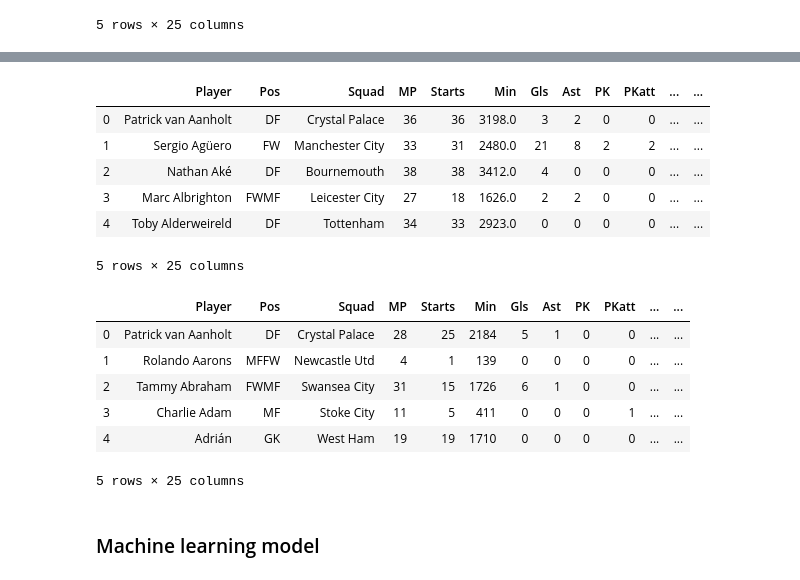
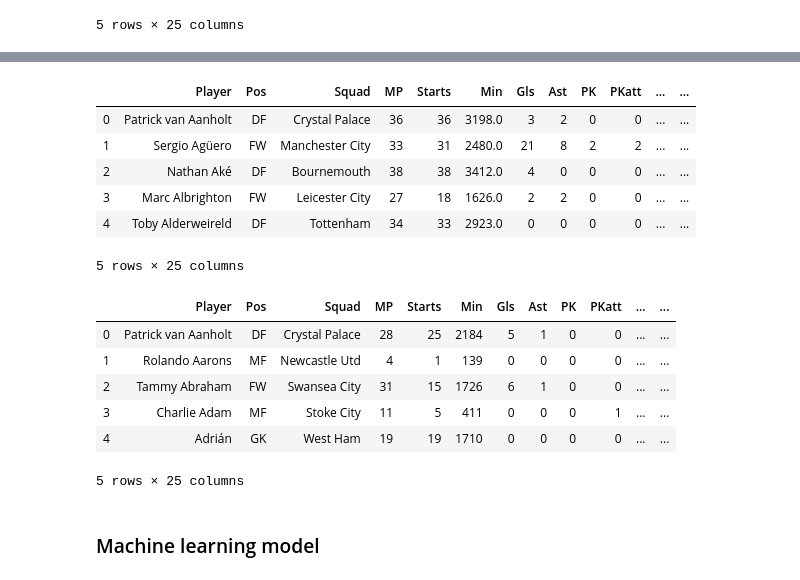
Before and after one commit to jbtrahin/soccer_masters, a Jupyter notebook: PL_data_sets.ipynb, the cells around one changed output, grey strips where cells are left out. Saved outputs shown, nothing was run; the diff lists cells and outputs as text; code cells hidden in the pictures.

```diff
--- a/PL_data_sets.ipynb
+++ b/PL_data_sets.ipynb
@@ -97,0 +107,10 @@ PL_19_20_df.head()
+# %%
+position_split = PL_19_20_df['Pos']
+# Transform the string column
+def change_string(position_split):
+    if len(position_split) > 2:
+        return position_split[:2]
+    else:
+        return position_split
+PL_19_20_df["Pos"] = PL_19_20_df["Pos"].apply(change_string)
+PL_19_20_df
@@ -107,28 +168,44 @@ PL_18_19_df['Player'] = player_names
 #nation_split.drop(columns={'A'})
 #PL_18_19_df['Nation'] = nation_split['B']
 PL_18_19_df.drop(columns=["Rk", "Matches", "Nation", "Age", "Born"], axis=1, inplace=True)
+position_split = PL_18_19_df['Pos']
+# Transform the string column
+def change_string(position_split):
+    if len(position_split) > 2:
+        return position_split[:2]
+    else:
+        return position_split
+PL_18_19_df["Pos"] = PL_18_19_df["Pos"].apply(change_string)
 PL_18_19_df.head()
 # %% [output]
 |  | Player | Pos | Squad | MP | Starts | Min | Gls | Ast | PK | PKatt | ... | ... |
 | 0 | Patrick van Aanholt | DF | Crystal Palace | 36 | 36 | 3198.0 | 3 | 2 | 0 | 0 | ... | ... |
 | 1 | Sergio Agüero | FW | Manchester City | 33 | 31 | 2480.0 | 21 | 8 | 2 | 2 | ... | ... |
 | 2 | Nathan Aké | DF | Bournemouth | 38 | 38 | 3412.0 | 4 | 0 | 0 | 0 | ... | ... |
-| 3 | Marc Albrighton | FWMF | Leicester City | 27 | 18 | 1626.0 | 2 | 2 | 0 | 0 | ... | ... |
+| 3 | Marc Albrighton | FW | Leicester City | 27 | 18 | 1626.0 | 2 | 2 | 0 | 0 | ... | ... |
 | 4 | Toby Alderweireld | DF | Tottenham | 34 | 33 | 2923.0 | 0 | 0 | 0 | 0 | ... | ... |
 5 rows × 25 columns
 # %%
 #clean up17-18
 PL_17_18_df = PL_17_18_df.rename(columns={"Player▲": "Player"})
 player_name_split = PL_17_18_df['Player'].str.split('\\')
 player_names = player_name_split.map(lambda _:_[0])
 PL_17_18_df['Player'] = player_names
 PL_17_18_df.drop(columns=["Rk", "Matches", "Nation", "Age", "Born"], axis=1, inplace=True)
+position_split = PL_17_18_df['Pos']
+# Transform the string column
+def change_string(position_split):
+    if len(position_split) > 2:
+        return position_split[:2]
+    else:
+        return position_split
+PL_17_18_df["Pos"] = PL_17_18_df["Pos"].apply(change_string)
 PL_17_18_df.head()
 # %% [output]
 |  | Player | Pos | Squad | MP | Starts | Min | Gls | Ast | PK | PKatt | ... | ... |
 | 0 | Patrick van Aanholt | DF | Crystal Palace | 28 | 25 | 2184 | 5 | 1 | 0 | 0 | ... | ... |
-| 1 | Rolando Aarons | MFFW | Newcastle Utd | 4 | 1 | 139 | 0 | 0 | 0 | 0 | ... | ... |
-| 2 | Tammy Abraham | FWMF | Swansea City | 31 | 15 | 1726 | 6 | 1 | 0 | 0 | ... | ... |
+| 1 | Rolando Aarons | MF | Newcastle Utd | 4 | 1 | 139 | 0 | 0 | 0 | 0 | ... | ... |
+| 2 | Tammy Abraham | FW | Swansea City | 31 | 15 | 1726 | 6 | 1 | 0 | 0 | ... | ... |
 | 3 | Charlie Adam | MF | Stoke City | 11 | 5 | 411 | 0 | 0 | 0 | 1 | ... | ... |
 | 4 | Adrián | GK | West Ham | 19 | 19 | 1710 | 0 | 0 | 0 | 0 | ... | ... |
 5 rows × 25 columns
```
Also changed, not shown: parts of 4 cells of this notebook.
